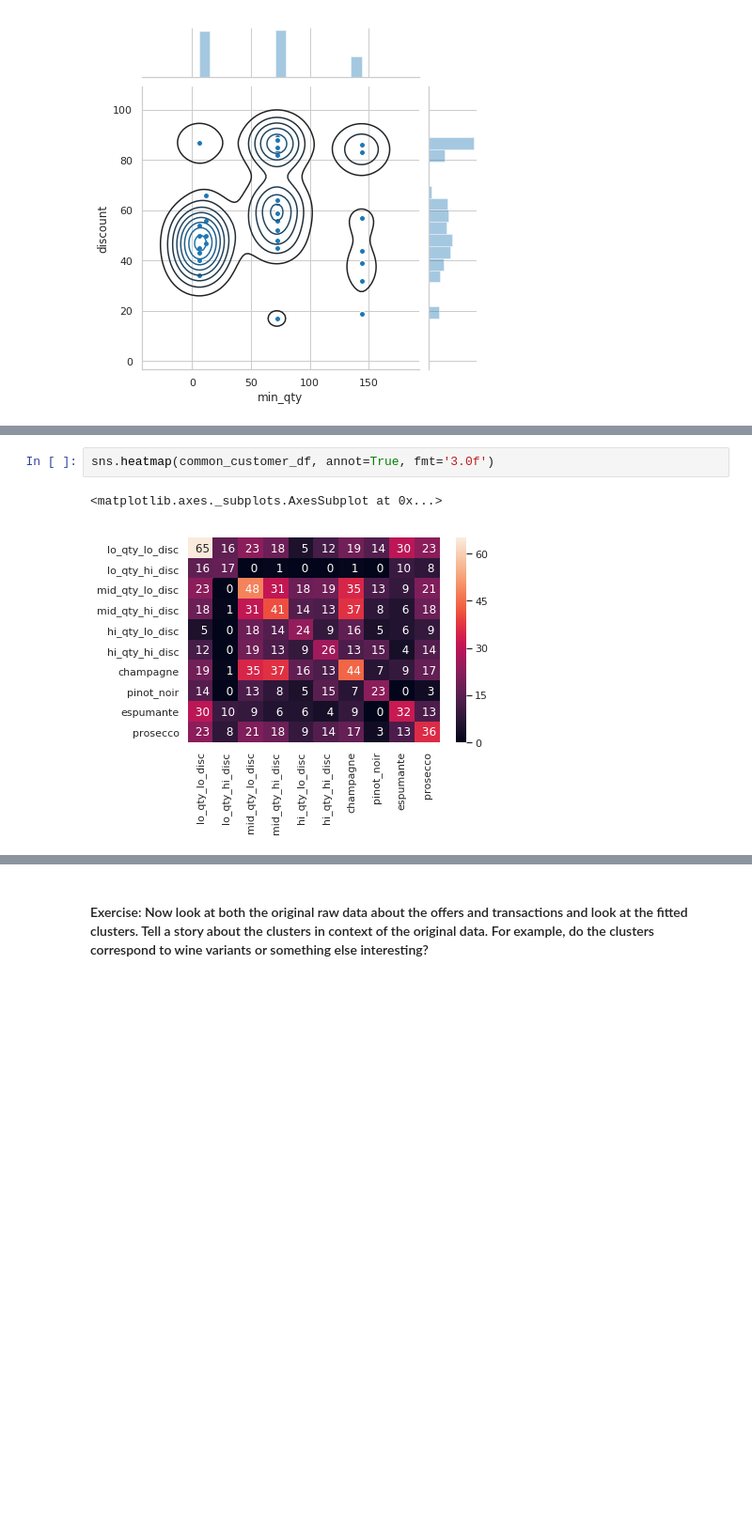
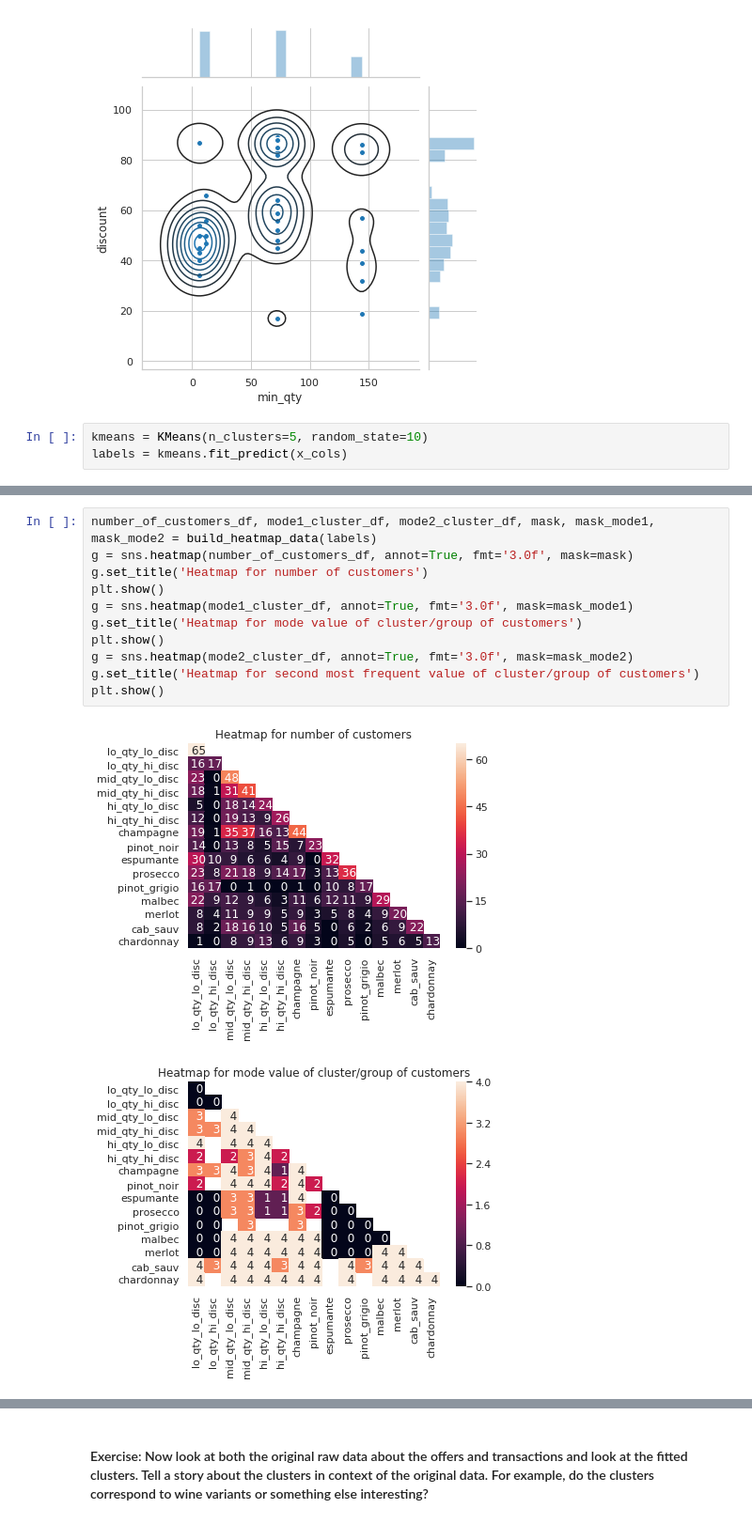
Before and after one commit to sirisurab/springboard, a Jupyter notebook: clustering/Mini_Project_Clustering.ipynb, the cells around one changed output, grey strips where cells are left out. Shown at 94% size. Saved outputs shown, nothing was run; the diff lists cells and outputs as text; blank space fills up the shorter version.

```diff
--- a/clustering/Mini_Project_Clustering.ipynb
+++ b/clustering/Mini_Project_Clustering.ipynb
@@ -478,5 +478,8 @@ plot_joint(sns.kdeplot, z_order=0, n_levels=10)
 # %% [output]
 <seaborn.axisgrid.JointGrid at 0x...>
 [figure]
+# %%
+kmeans = KMeans(n_clusters=5, random_state=10)
+labels = kmeans.fit_predict(x_cols)
 # %%
 # customers breakup by min_qty , discount and varietal
@@ -508,5 +554,14 @@ for i in customer_dict:
-# %%
-sns.heatmap(common_customer_df, annot=True, fmt='3.0f')
-# %% [output]
-<matplotlib.axes._subplots.AxesSubplot at 0x...>
-[figure, removed]
+# %%
+number_of_customers_df, mode1_cluster_df, mode2_cluster_df, mask, mask_mode1, mask_mode2 = build_heatmap_data(labels)
+g = sns.heatmap(number_of_customers_df, annot=True, fmt='3.0f', mask=mask)
+g.set_title('Heatmap for number of customers')
+plt.show()
+g = sns.heatmap(mode1_cluster_df, annot=True, fmt='3.0f', mask=mask_mode1)
+g.set_title('Heatmap for mode value of cluster/group of customers')
+plt.show()
+g = sns.heatmap(mode2_cluster_df, annot=True, fmt='3.0f', mask=mask_mode2)
+g.set_title('Heatmap for second most frequent value of cluster/group of customers')
+plt.show()
+# %% [output]
+[figure, added]
+[figure, added]
```
Also changed, not shown: parts of 8 cells of this notebook.
